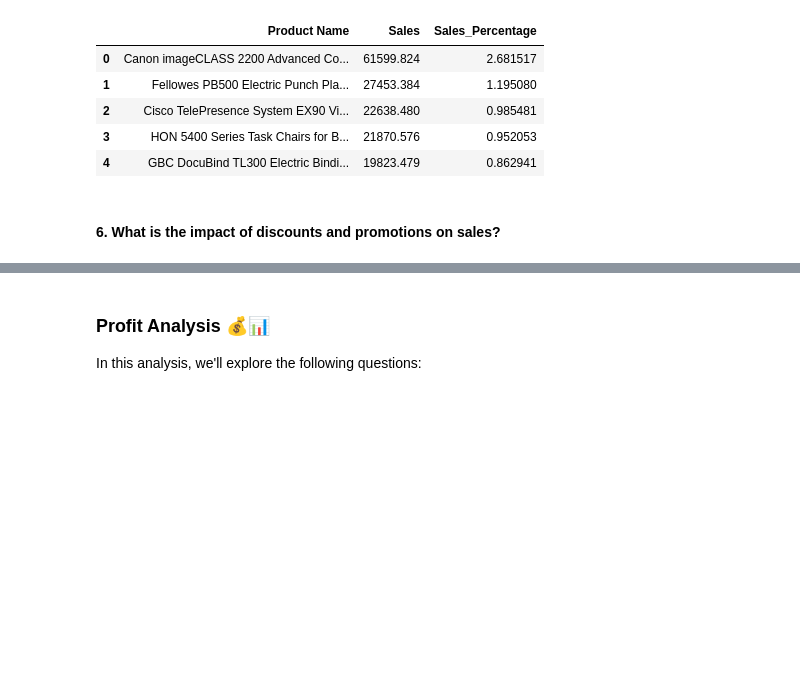
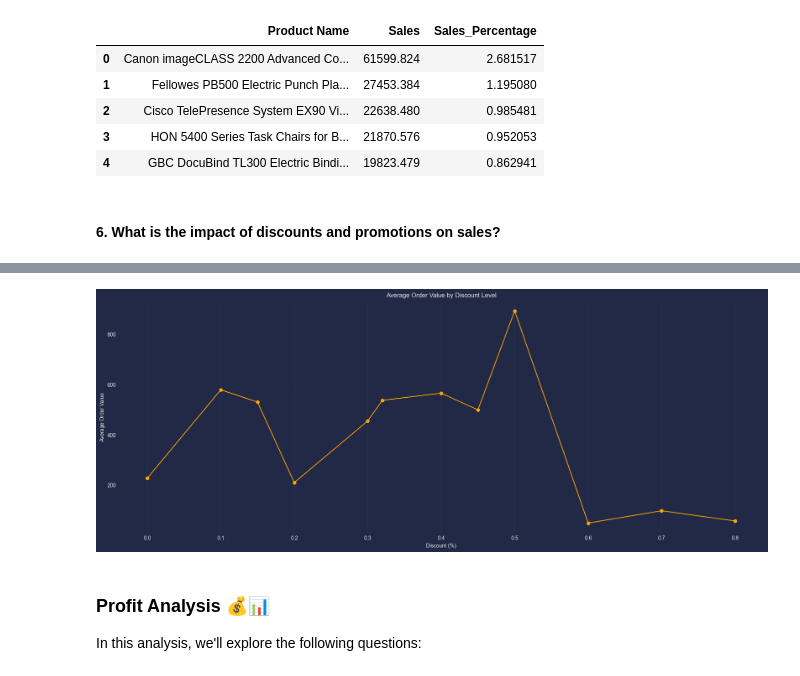
Before and after one commit to MahmoudNamNam/Data-Analysis-Projects, a Jupyter notebook: SuperStore/SuperStore.ipynb, the cells around one changed output, grey strips where cells are left out. Cells and saved outputs as stored; diff of their text form; code cells hidden in the pictures; blank space fills up the shorter version.

```diff
--- a/SuperStore/SuperStore.ipynb
+++ b/SuperStore/SuperStore.ipynb
@@ -414,3 +399,12 @@ plt.show()
+# %%
+# average order value by discount level
+avg_order_value_by_discount.plot(kind='line', marker='o', color='orange')
+plt.title('Average Order Value by Discount Level')
+plt.xlabel('Discount (%)')
+plt.ylabel('Average Order Value')
+plt.grid(axis='y', linestyle='--', alpha=0.5)
+# %% [output]
+[figure, added]
 # %% [markdown]
 ### Profit Analysis 💰📊
 
```
Also changed, not shown: parts of 30 cells of this notebook, 1 other file.
